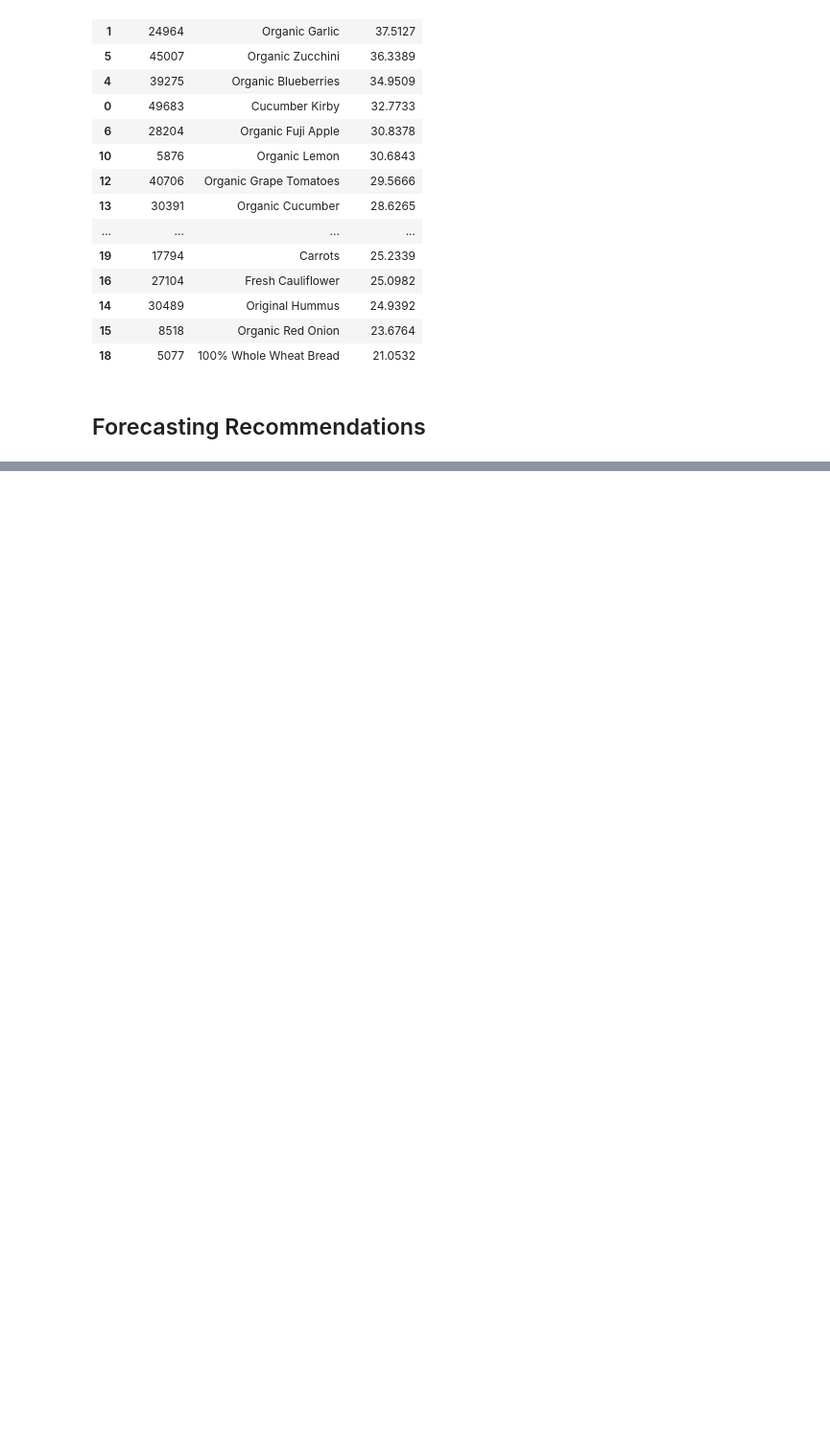
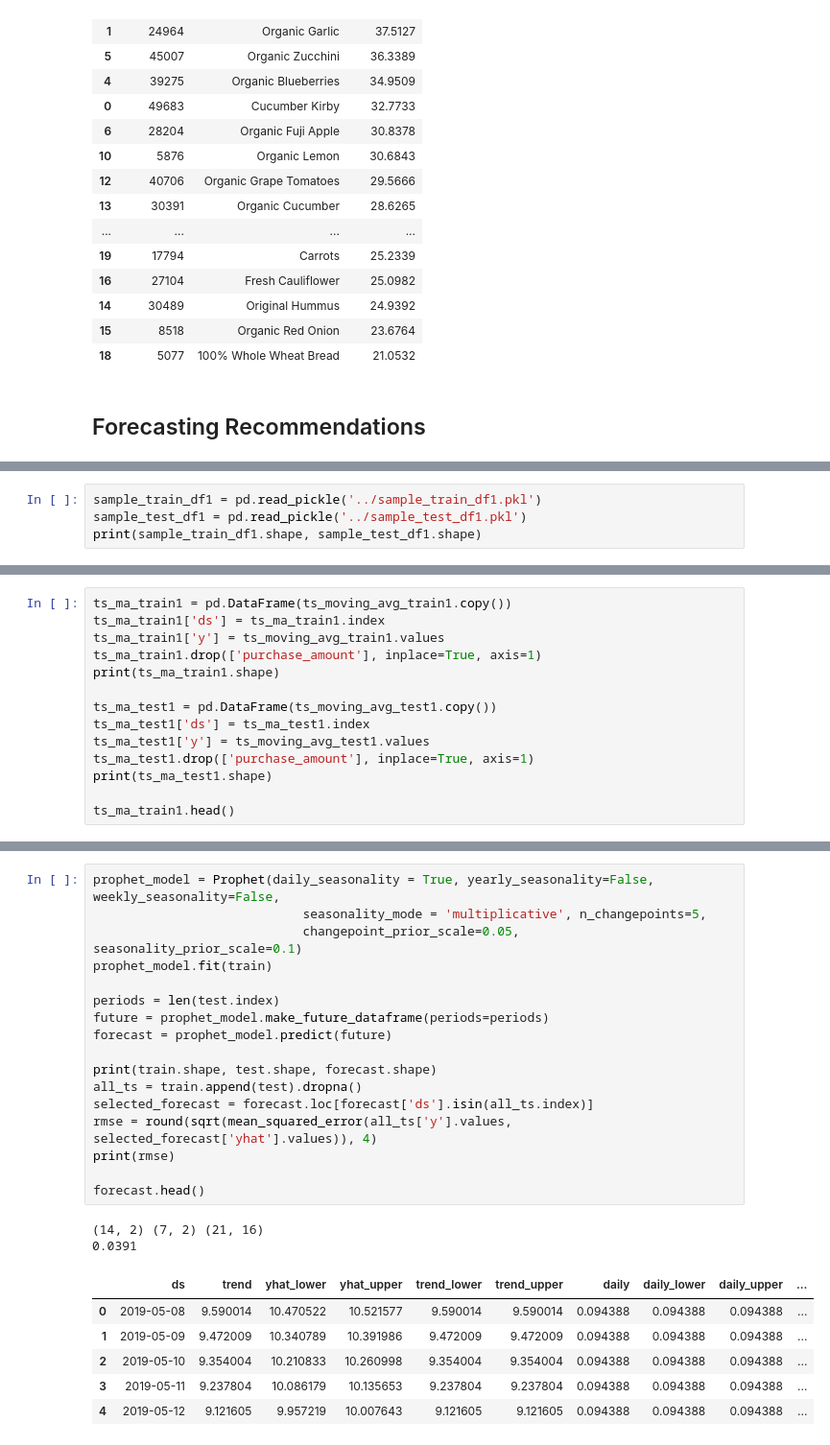
Before and after one commit to hanhanwu/Hanhan_Break_the_Limits, a Jupyter notebook: Bank_Fantasy/Golden_Bridge/recommendation_experiments/similarity_recommendations.ipynb, the cells around one changed output, grey strips where cells are left out. Shown: that part at 96% size. Cells and saved outputs as stored; diff of their text form; blank space fills up the shorter version.

```diff
--- a/Bank_Fantasy/Golden_Bridge/recommendation_experiments/similarity_recommendations.ipynb
+++ b/Bank_Fantasy/Golden_Bridge/recommendation_experiments/similarity_recommendations.ipynb
@@ -301,0 +317,4 @@ prod_score_df
+# %%
+sample_train_df1 = pd.read_pickle('../sample_train_df1.pkl')
+sample_test_df1 = pd.read_pickle('../sample_test_df1.pkl')
+print(sample_train_df1.shape, sample_test_df1.shape)
@@ -301,0 +347,14 @@ prod_score_df
+# %%
+ts_ma_train1 = pd.DataFrame(ts_moving_avg_train1.copy())
+ts_ma_train1['ds'] = ts_ma_train1.index
+ts_ma_train1['y'] = ts_moving_avg_train1.values
+ts_ma_train1.drop(['purchase_amount'], inplace=True, axis=1)
+print(ts_ma_train1.shape)
+
+ts_ma_test1 = pd.DataFrame(ts_moving_avg_test1.copy())
+ts_ma_test1['ds'] = ts_ma_test1.index
+ts_ma_test1['y'] = ts_moving_avg_test1.values
+ts_ma_test1.drop(['purchase_amount'], inplace=True, axis=1)
+print(ts_ma_test1.shape)
+
+ts_ma_train1.head()
@@ -301,0 +390,26 @@ prod_score_df
+# %%
+prophet_model = Prophet(daily_seasonality = True, yearly_seasonality=False, weekly_seasonality=False,
+                            seasonality_mode = 'multiplicative', n_changepoints=5,
+                            changepoint_prior_scale=0.05, seasonality_prior_scale=0.1)
+prophet_model.fit(train)
+
+periods = len(test.index)
+future = prophet_model.make_future_dataframe(periods=periods)
+forecast = prophet_model.predict(future)
+
+print(train.shape, test.shape, forecast.shape)
+all_ts = train.append(test).dropna()
+selected_forecast = forecast.loc[forecast['ds'].isin(all_ts.index)]
+rmse = round(sqrt(mean_squared_error(all_ts['y'].values, selected_forecast['yhat'].values)), 4)
+print(rmse)
+
+forecast.head()
+# %% [output]
+(14, 2) (7, 2) (21, 16)
+0.0391
+|  | ds | trend | yhat_lower | yhat_upper | trend_lower | trend_upper | daily | daily_lower | daily_upper | ... |
+| 0 | 2019-05-08 | 9.590014 | 10.470522 | 10.521577 | 9.590014 | 9.590014 | 0.094388 | 0.094388 | 0.094388 | ... |
+| 1 | 2019-05-09 | 9.472009 | 10.340789 | 10.391986 | 9.472009 | 9.472009 | 0.094388 | 0.094388 | 0.094388 | ... |
+| 2 | 2019-05-10 | 9.354004 | 10.210833 | 10.260998 | 9.354004 | 9.354004 | 0.094388 | 0.094388 | 0.094388 | ... |
+| 3 | 2019-05-11 | 9.237804 | 10.086179 | 10.135653 | 9.237804 | 9.237804 | 0.094388 | 0.094388 | 0.094388 | ... |
+| 4 | 2019-05-12 | 9.121605 | 9.957219 | 10.007643 | 9.121605 | 9.121605 | 0.094388 | 0.094388 | 0.094388 | ... |
```
Also changed, not shown: parts of 12 cells of this notebook.
